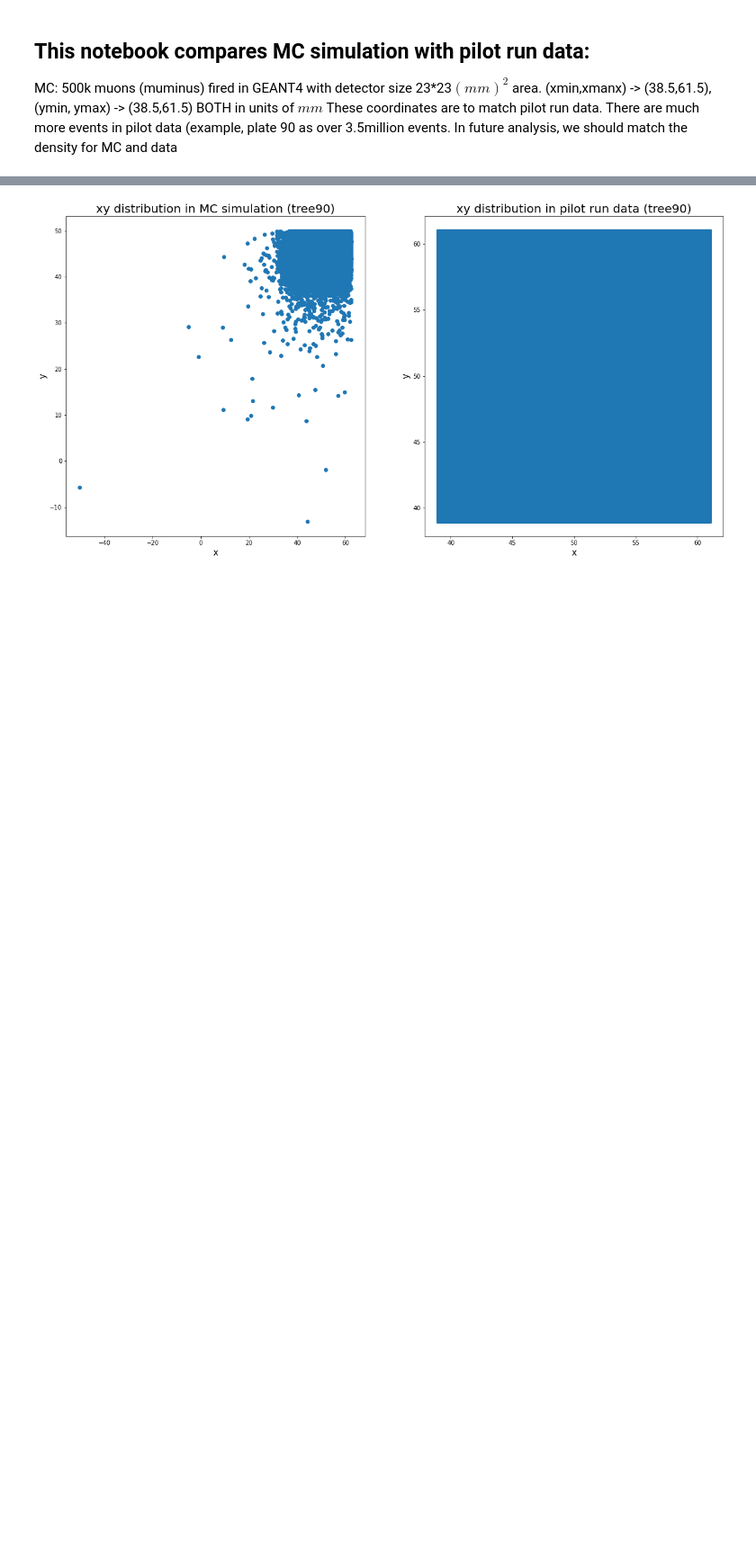
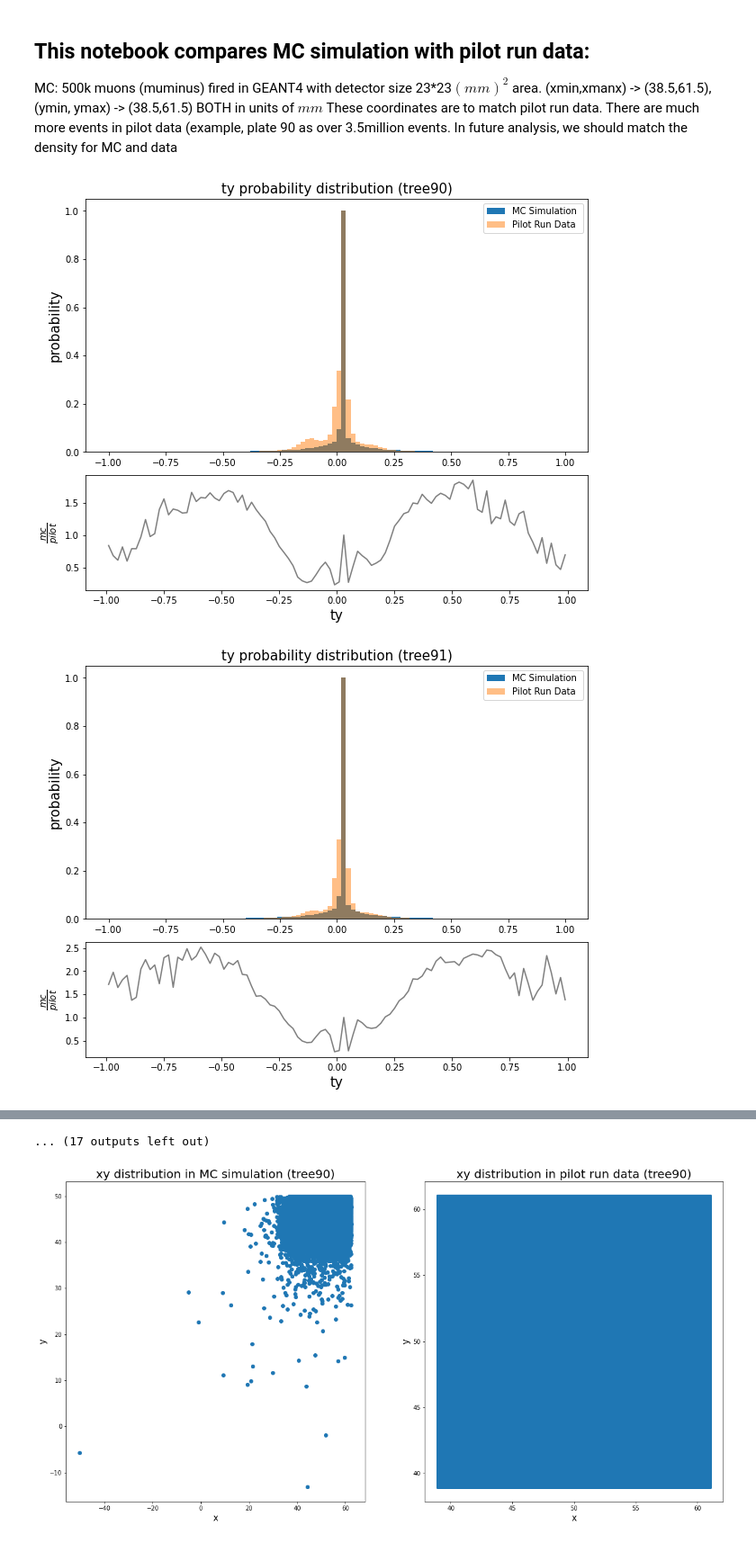
Before and after one commit to MinniVan/FASERnu_pilot-analysis, a Jupyter notebook: mc_pilot_compare_same_area.ipynb, the cells around one changed output, grey strips where cells are left out. Shown at 90% size. Cells and saved outputs as stored; diff of their text form; code cells hidden in the pictures; blank space fills up the shorter version.

```diff
--- a/mc_pilot_compare_same_area.ipynb
+++ b/mc_pilot_compare_same_area.ipynb
@@ -89,5 +89,8 @@ def tx_ty_compare(branch,N):
     plt.savefig(file_name,bbox_inches='tight',facecolor='w')
     #plt.show()
 # %%
-#for i in range(90,119):
-#    tx_ty_compare('ty',i)
+for i in range(90,119):
+    tx_ty_compare('ty',i)
+# %% [output]
+[figure, added]
+[figure, added]
@@ -94,3 +107,4 @@ def tx_ty_compare(branch,N):
+... (17 outputs left out)
 # %%
 #def tree_pilot_data_float64(N,branch):
 #    index = index='tree'+ str(N)
```
Also changed, not shown: parts of 1 cell of this notebook, 58 other files.
